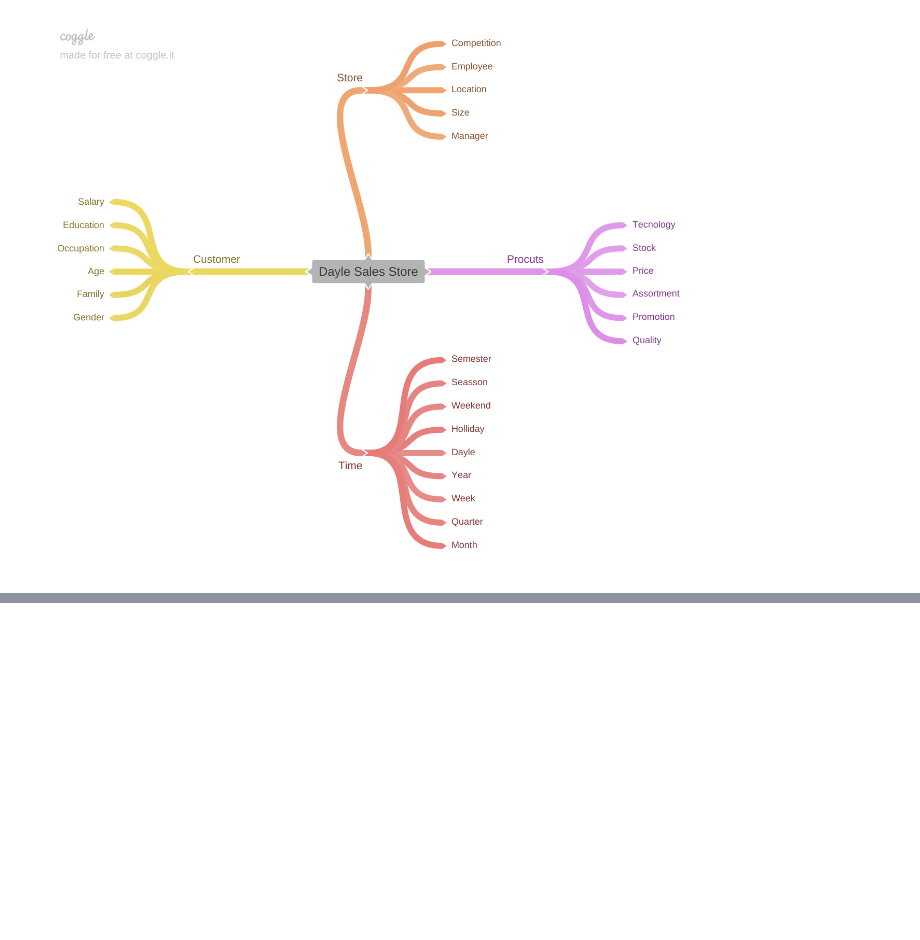
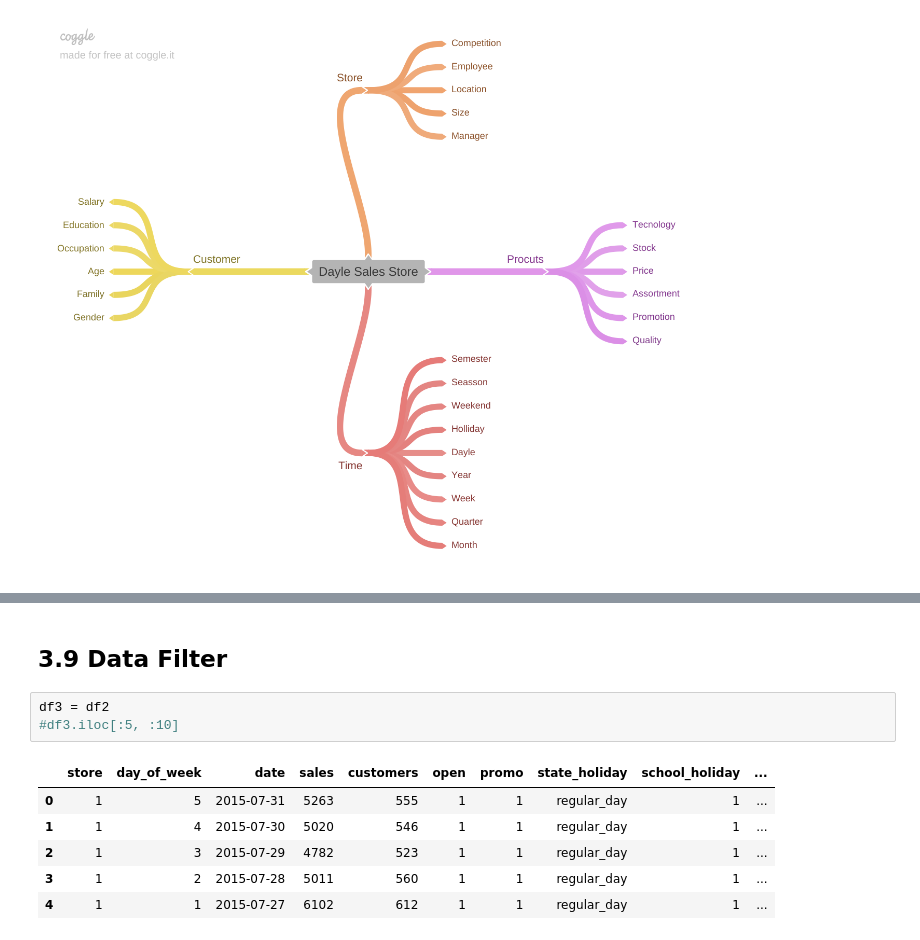
Before and after one commit to MarcosRMG/comunidade_ds_projetos, a Jupyter notebook: notebooks/Previsão de Vendas.ipynb, the cells around one changed output, grey strips where cells are left out. Cells and saved outputs as stored; diff of their text form; blank space fills up the shorter version.

Commit message:
Exploratory Data Analysis

```diff
--- a/notebooks/Previsão de Vendas.ipynb
+++ b/notebooks/Previsão de Vendas.ipynb
@@ -464,0 +350,12 @@ df2.T
+# %% [markdown]
+## 3.9 Data Filter
+# %%
+df3 = df2
+#df3.iloc[:5, :10]
+# %% [output]
+|  | store | day_of_week | date | sales | customers | open | promo | state_holiday | school_holiday | ... |
+| 0 | 1 | 5 | 2015-07-31 | 5263 | 555 | 1 | 1 | regular_day | 1 | ... |
+| 1 | 1 | 4 | 2015-07-30 | 5020 | 546 | 1 | 1 | regular_day | 1 | ... |
+| 2 | 1 | 3 | 2015-07-29 | 4782 | 523 | 1 | 1 | regular_day | 1 | ... |
+| 3 | 1 | 2 | 2015-07-28 | 5011 | 560 | 1 | 1 | regular_day | 1 | ... |
+| 4 | 1 | 1 | 2015-07-27 | 6102 | 612 | 1 | 1 | regular_day | 1 | ... |
```
Also changed, not shown: parts of 72 cells of this notebook.
